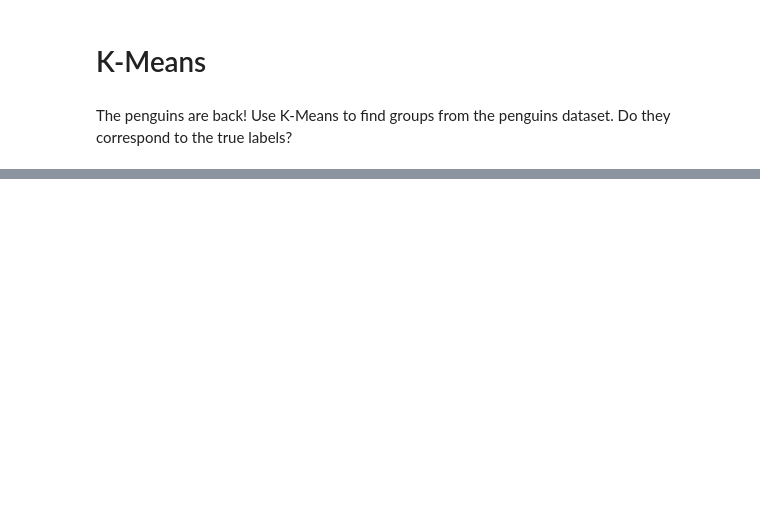
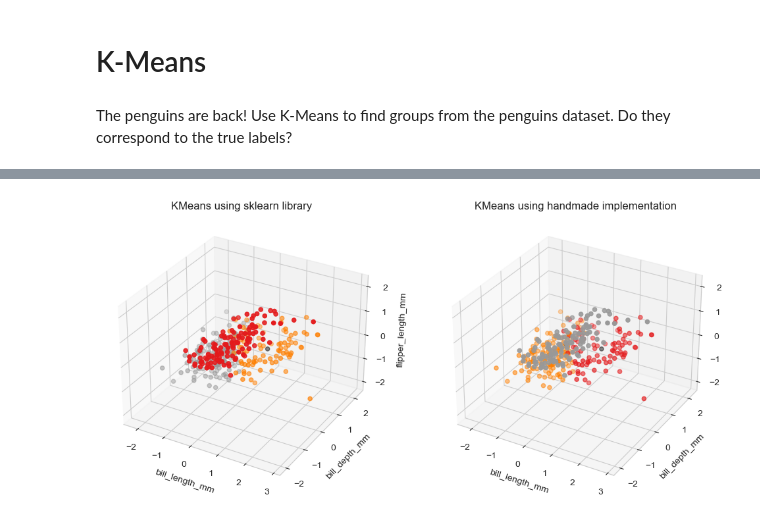
Before and after one commit to jcasarmiento/Clustering, a Jupyter notebook: K-Means-Ex.ipynb, the cells around one changed output, grey strips where cells are left out. Cells and saved outputs as stored; diff of their text form; code cells hidden in the pictures; blank space fills up the shorter version.

```diff
--- a/K-Means-Ex.ipynb
+++ b/K-Means-Ex.ipynb
@@ -33,5 +122,26 @@ X = scaler.fit_transform(X)
 # %%
 #Make a 3D plot where the color is the label assigned by the clustering
+fig=plt.figure(figsize=(12,6))
+axs=fig.add_subplot(1,2,1,projection='3d')
+
+axs.scatter(X[:,0],X[:,1],X[:,2],c=sk_kmeans.labels_,cmap="Set1")
+axs.scatter(sk_kmeans.cluster_centers_[:,0],sk_kmeans.cluster_centers_[:,1],sk_kmeans.cluster_centers_[:,2],c="k")
+axs.set_title("KMeans using sklearn library")
+axs.set_xlabel("bill_length_mm")
+axs.set_ylabel("bill_depth_mm")
+axs.set_zlabel("flipper_length_mm")
+
+axs=fig.add_subplot(1,2,2,projection='3d')
+axs.scatter(X[:,0],X[:,1],X[:,2],c=jk_kmeans.clusters,cmap="Set1")
+axs.scatter(jk_kmeans.centroids[:,0],jk_kmeans.centroids[:,1],jk_kmeans.centroids[:,2],c="k")
+axs.set_title("KMeans using handmade implementation")
+axs.set_xlabel("bill_length_mm")
+axs.set_ylabel("bill_depth_mm")
+axs.set_zlabel("flipper_length_mm")
+
+plt.show()
+# %% [output]
+[figure, added]
 # %%
 #TODO To which label each class correspond? Search about scipy linear_sum_assignment
 #It is an optimization problem.
```
Also changed, not shown: parts of 6 cells of this notebook.
